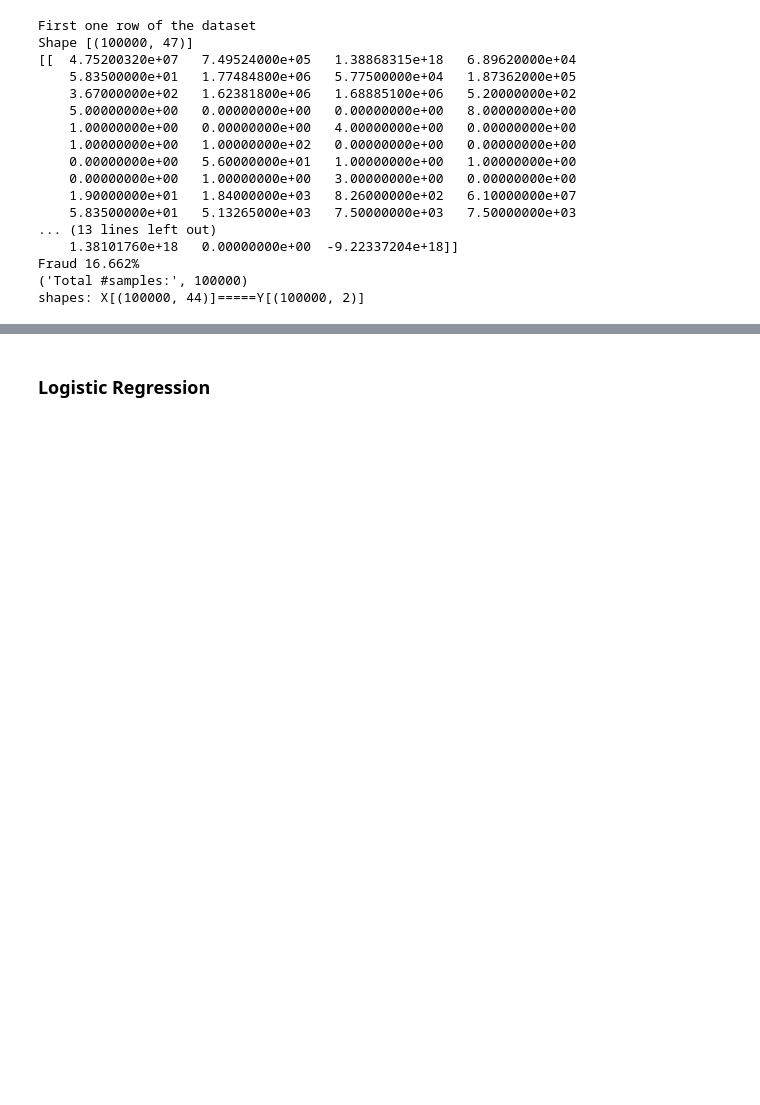
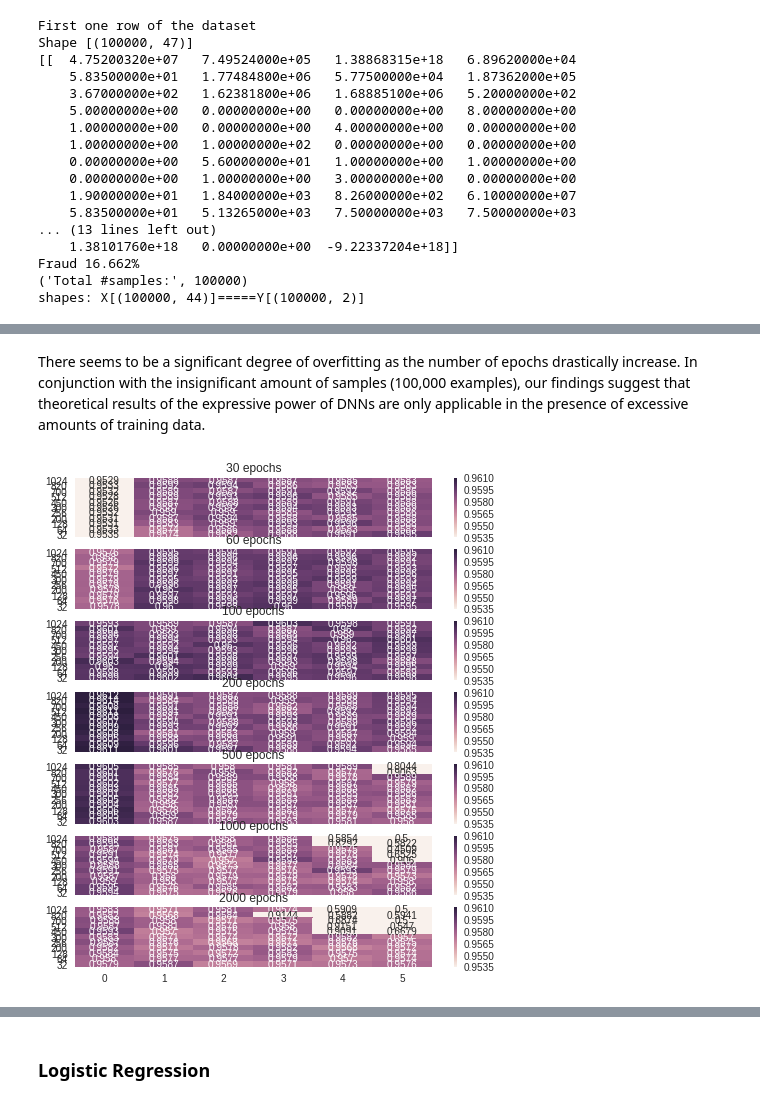
Before and after one commit to bottydim/detect-credit-card-fraud, a Jupyter notebook: Notebooks/Evaluation.ipynb, the cells around one changed output, grey strips where cells are left out. Cells and saved outputs as stored; diff of their text form; code cells hidden in the pictures; blank space fills up the shorter version.

```diff
--- a/Notebooks/Evaluation.ipynb
+++ b/Notebooks/Evaluation.ipynb
@@ -187,0 +274,9 @@ save_path = "/home/botty/Documents/CCFD/data/Analysis/scores_w_vs_d.npy"
+# %% [markdown]
+There seems to be a significant degree of overfitting as the number of epochs drastically increase. In conjunction with the insignificant amount of samples (100,000 examples), our findings suggest that theoretical results of the expressive power of DNNs are only applicable in the presence of excessive amounts of training data.
+# %%
+f, axes = plt.subplots(len(epochs_str), sharex=True, sharey=True,figsize=(8, 9))
+for c,key in enumerate(epochs_str):
+    axes[c].set_title('{} epochs'.format(key))
+    sns.heatmap(scores_dict[key][:,0:6],ax=axes[c],vmin=0.9535,vmax=0.9610,xticklabels=layers,yticklabels=h_dim,annot=True,fmt='.4g').invert_yaxis()
+# %% [output]
+[figure, added]
```
Also changed, not shown: parts of 43 cells of this notebook, 7 other files.
